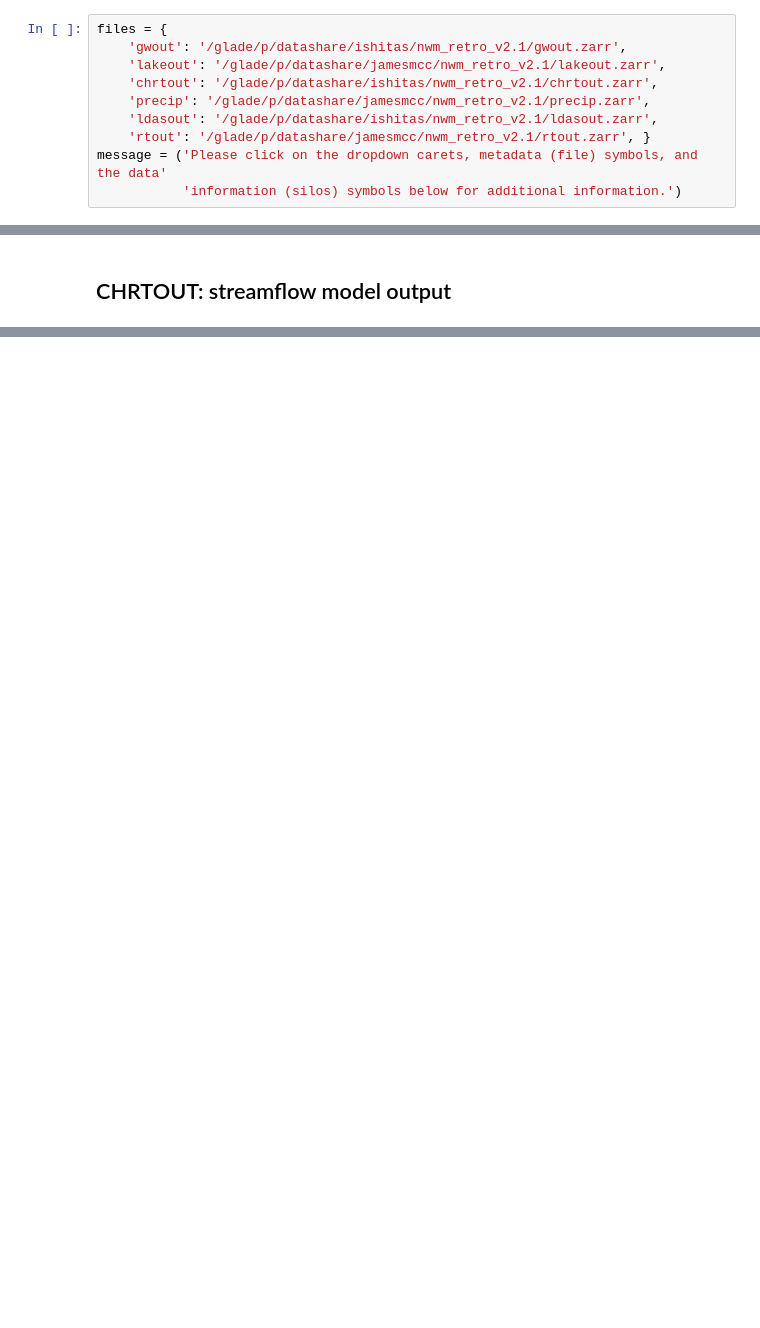
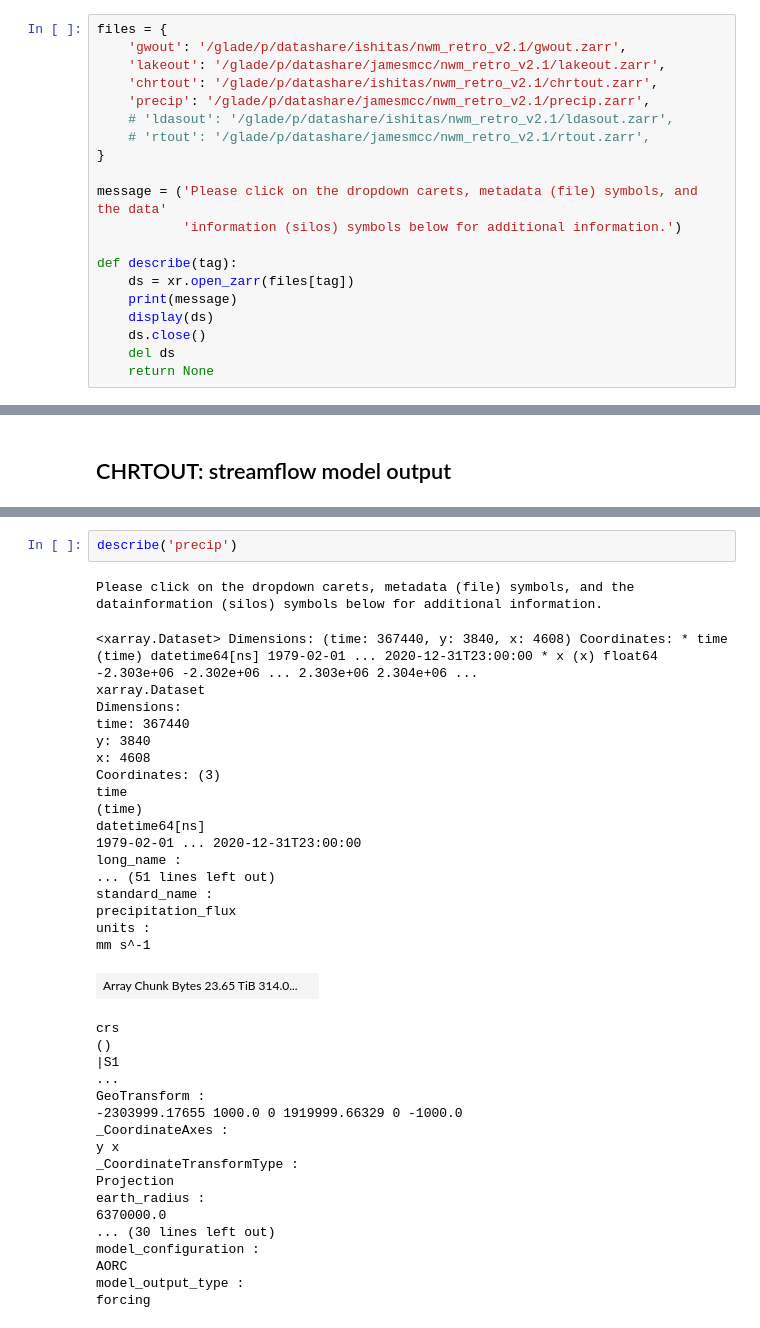
Before and after one commit to NCAR/rechunk_retro_nwm_v21, a Jupyter notebook: notebooks/data_description.ipynb, the cells around one changed output, grey strips where cells are left out. Saved outputs shown, nothing was run; the diff lists cells and outputs as text; blank space fills up the shorter version.

Commit message:
update data description after precip

```diff
--- a/notebooks/data_description.ipynb
+++ b/notebooks/data_description.ipynb
@@ -6,9 +14,19 @@ files = {
     'lakeout': '/glade/p/datashare/jamesmcc/nwm_retro_v2.1/lakeout.zarr',
     'chrtout': '/glade/p/datashare/ishitas/nwm_retro_v2.1/chrtout.zarr',
     'precip': '/glade/p/datashare/jamesmcc/nwm_retro_v2.1/precip.zarr',
-    'ldasout': '/glade/p/datashare/ishitas/nwm_retro_v2.1/ldasout.zarr',
-    'rtout': '/glade/p/datashare/jamesmcc/nwm_retro_v2.1/rtout.zarr', }
+    # 'ldasout': '/glade/p/datashare/ishitas/nwm_retro_v2.1/ldasout.zarr',
+    # 'rtout': '/glade/p/datashare/jamesmcc/nwm_retro_v2.1/rtout.zarr',
+}
+
 message = ('Please click on the dropdown carets, metadata (file) symbols, and the data'
            'information (silos) symbols below for additional information.')
+
+def describe(tag):
+    ds = xr.open_zarr(files[tag])
+    print(message)
+    display(ds)
+    ds.close()
+    del ds
+    return None
 # %% [markdown]
 # LAKEOUT: lake model output
@@ -195,0 +210,39 @@ Attributes:
+# %%
+describe('precip')
+# %% [output]
+Please click on the dropdown carets, metadata (file) symbols, and the datainformation (silos) symbols below for additional information.
+<xarray.Dataset> Dimensions: (time: 367440, y: 3840, x: 4608) Coordinates: * time (time) datetime64[ns] 1979-02-01 ... 2020-12-31T23:00:00 * x (x) float64 -2.303e+06 -2.302e+06 ... 2.303e+06 2.304e+06 ...
+xarray.Dataset
+Dimensions:
+time: 367440
+y: 3840
+x: 4608
+Coordinates: (3)
+time
+(time)
+datetime64[ns]
+1979-02-01 ... 2020-12-31T23:00:00
+long_name :
+... (51 lines left out)
+standard_name :
+precipitation_flux
+units :
+mm s^-1
+| Array Chunk Bytes 23.65 TiB 314.0... |  |
+crs
+()
+|S1
+...
+GeoTransform :
+-2303999.17655 1000.0 0 1919999.66329 0 -1000.0
+_CoordinateAxes :
+y x
+_CoordinateTransformType :
+Projection
+earth_radius :
+6370000.0
+... (30 lines left out)
+model_configuration :
+AORC
+model_output_type :
+forcing
```
Also changed, not shown: parts of 8 cells of this notebook, 7 other files.
